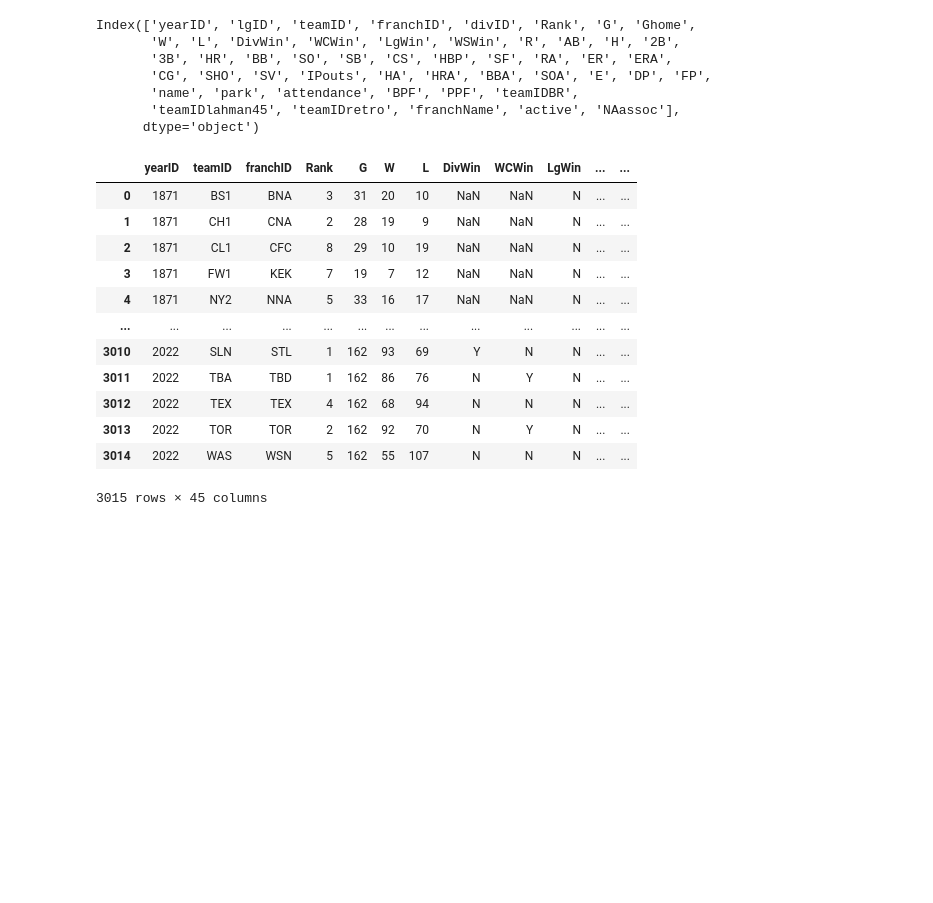
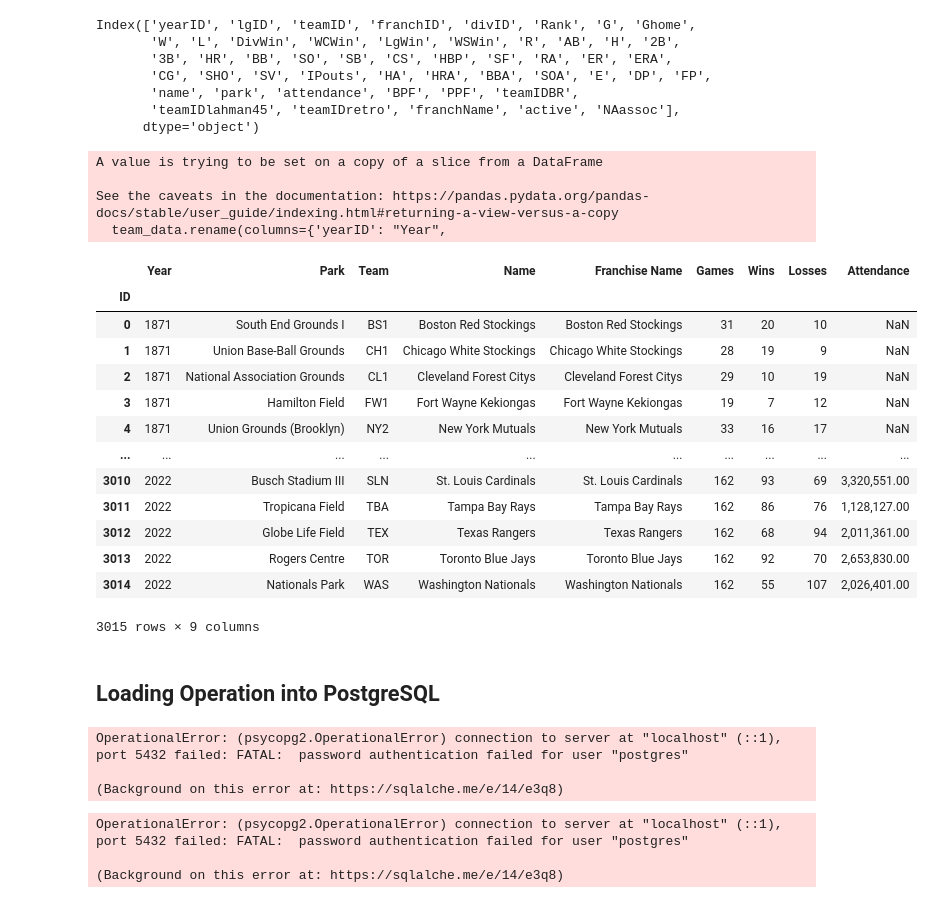
Before and after one commit to tenntully/Crowdfunding_ETL, a Jupyter notebook: Team Beta ETL Project - MLB Stats.ipynb, the cells around one changed output. Drawn from its saved outputs; the diff is of its cells as text; code cells hidden in the pictures; blank space fills up the shorter version.

```diff
--- a/Team Beta ETL Project - MLB Stats.ipynb
+++ b/Team Beta ETL Project - MLB Stats.ipynb
@@ -44,20 +44,47 @@ Index(['yearID', 'lgID', 'teamID', 'franchID', 'divID', 'Rank', 'G', 'Ghome',
        'name', 'park', 'attendance', 'BPF', 'PPF', 'teamIDBR',
        'teamIDlahman45', 'teamIDretro', 'franchName', 'active', 'NAassoc'],
       dtype='object')
+# %%
+#drop columns
+team_data = team_data_full[['yearID',
+                           'park',
+                           'teamID',
+                           'name',
+                           'franchName',
+                           'G',
+                           'W',
+                           'L',
+                           'attendance']]
 # %%
-#drop columns
-team_data_full.drop(columns=['lgID', 'divID', 'Ghome', 'teamIDlahman45', 'teamIDretro', 'NAassoc'])
+team_data.rename(columns={'yearID': "Year",
+                            'park': "Park",
+                            'teamID': "Team",
+                            'name': 'Name',
+                            'franchName': 'Franchise_Name',
+                            'G': "Games",
+                            'W': "Wins",
+                            'L': 'Losses',
+                            'attendance': 'Attendance'}, inplace=True)
+team_data.index.name ="ID"
+team_data
 # %% [output]
+A value is trying to be set on a copy of a slice from a DataFrame
+
+See the caveats in the documentation: https://pandas.pydata.org/pandas-docs/stable/user_guide/indexing.html#returning-a-view-versus-a-copy
+  team_data.rename(columns={'yearID': "Year",
-|  | yearID | teamID | franchID | Rank | G | W | L | DivWin | WCWin | LgWin | ... | ... |
-| 0 | 1871 | BS1 | BNA | 3 | 31 | 20 | 10 | NaN | NaN | N | ... | ... |
-| 1 | 1871 | CH1 | CNA | 2 | 28 | 19 | 9 | NaN | NaN | N | ... | ... |
-| 2 | 1871 | CL1 | CFC | 8 | 29 | 10 | 19 | NaN | NaN | N | ... | ... |
-| 3 | 1871 | FW1 | KEK | 7 | 19 | 7 | 12 | NaN | NaN | N | ... | ... |
-| 4 | 1871 | NY2 | NNA | 5 | 33 | 16 | 17 | NaN | NaN | N | ... | ... |
-| ... | ... | ... | ... | ... | ... | ... | ... | ... | ... | ... | ... | ... |
-| 3010 | 2022 | SLN | STL | 1 | 162 | 93 | 69 | Y | N | N | ... | ... |
-| 3011 | 2022 | TBA | TBD | 1 | 162 | 86 | 76 | N | Y | N | ... | ... |
-| 3012 | 2022 | TEX | TEX | 4 | 162 | 68 | 94 | N | N | N | ... | ... |
-| 3013 | 2022 | TOR | TOR | 2 | 162 | 92 | 70 | N | Y | N | ... | ... |
-| 3014 | 2022 | WAS | WSN | 5 | 162 | 55 | 107 | N | N | N | ... | ... |
+|  | Year | Park | Team | Name | Franchise Name | Games | Wins | Losses | Attendance |
+| ID |  |  |  |  |  |  |  |  |  |
+| 0 | 1871 | South End Grounds I | BS1 | Boston Red Stockings | Boston Red Stockings | 31 | 20 | 10 | NaN |
+| 1 | 1871 | Union Base-Ball Grounds | CH1 | Chicago White Stockings | Chicago White Stockings | 28 | 19 | 9 | NaN |
+| 2 | 1871 | National Association Grounds | CL1 | Cleveland Forest Citys | Cleveland Forest Citys | 29 | 10 | 19 | NaN |
+| 3 | 1871 | Hamilton Field | FW1 | Fort Wayne Kekiongas | Fort Wayne Kekiongas | 19 | 7 | 12 | NaN |
+| 4 | 1871 | Union Grounds (Brooklyn) | NY2 | New York Mutuals | New York Mutuals | 33 | 16 | 17 | NaN |
+| ... | ... | ... | ... | ... | ... | ... | ... | ... | ... |
+| 3010 | 2022 | Busch Stadium III | SLN | St. Louis Cardinals | St. Louis Cardinals | 162 | 93 | 69 | 3,320,551.00 |
+| 3011 | 2022 | Tropicana Field | TBA | Tampa Bay Rays | Tampa Bay Rays | 162 | 86 | 76 | 1,128,127.00 |
+| 3012 | 2022 | Globe Life Field | TEX | Texas Rangers | Texas Rangers | 162 | 68 | 94 | 2,011,361.00 |
+| 3013 | 2022 | Rogers Centre | TOR | Toronto Blue Jays | Toronto Blue Jays | 162 | 92 | 70 | 2,653,830.00 |
+| 3014 | 2022 | Nationals Park | WAS | Washington Nationals | Washington Nationals | 162 | 55 | 107 | 2,026,401.00 |
-3015 rows × 45 columns
+3015 rows × 9 columns
+# %% [markdown]
+## Loading Operation into PostgreSQL
@@ -63,0 +109,16 @@ team_data_full.drop(columns=['lgID', 'divID', 'Ghome', 'teamIDlahman45', 'teamID
+# %%
+dbName = 'MLBproject'
+userName = 'postgres'
+password = 'password'
+engine = create_engine(f"postgresql://{userName}:{password}@localhost/{dbName}")
+conn = engine.connect()
+# %% [output]
+OperationalError: (psycopg2.OperationalError) connection to server at "localhost" (::1), port 5432 failed: FATAL:  password authentication failed for user "postgres"
+
+(Background on this error at: https://sqlalche.me/e/14/e3q8)
+# %%
+Base.metadata.create_all(engine)
+# %% [output]
+OperationalError: (psycopg2.OperationalError) connection to server at "localhost" (::1), port 5432 failed: FATAL:  password authentication failed for user "postgres"
+
+(Background on this error at: https://sqlalche.me/e/14/e3q8)
```
Also changed, not shown: parts of 2 cells of this notebook, 2 other files.
